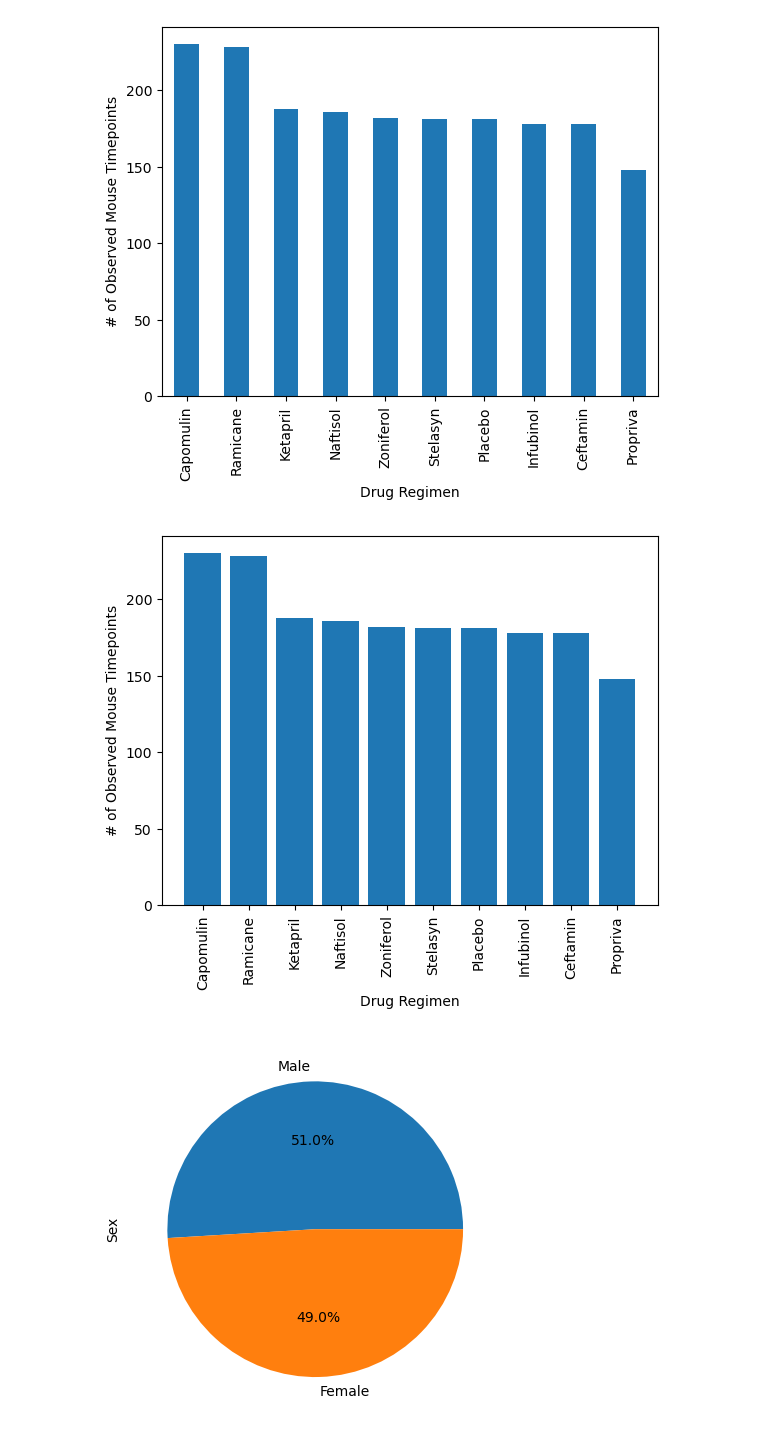
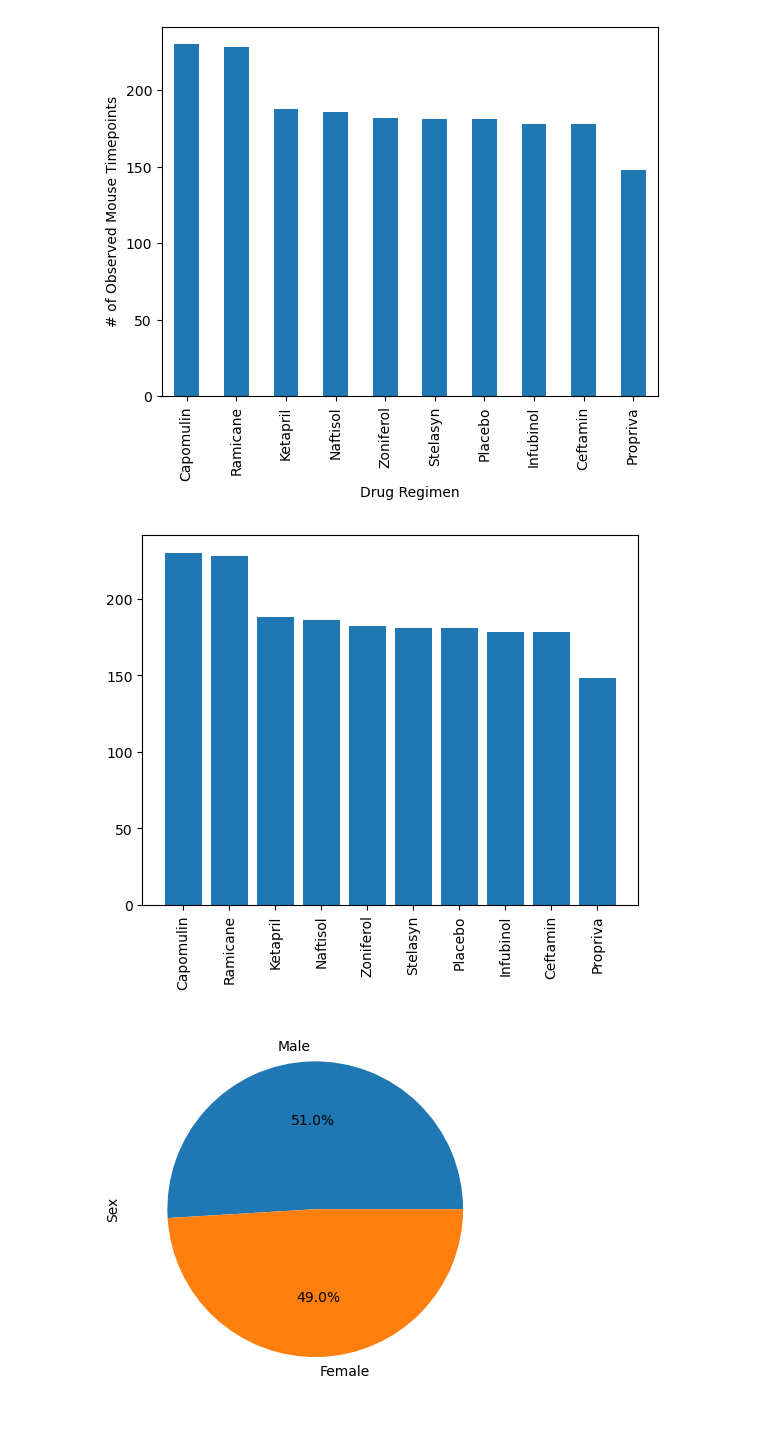
Before and after one commit to fincherc/fincherc-pymaceuticals, a Jupyter notebook: Pymaceuticals/fincherc_pymaceuticals.ipynb, the cells around one changed output. Drawn from its saved outputs; the diff is of its cells as text; code cells hidden in the pictures.

Commit message:
bar graph done

```diff
--- a/Pymaceuticals/fincherc_pymaceuticals.ipynb
+++ b/Pymaceuticals/fincherc_pymaceuticals.ipynb
@@ -153,12 +153,27 @@ drug_summary_agg_df
 ## Bar and Pie Charts
 # %%
 # Generate a bar plot showing the total number of rows (Mouse ID/Timepoints) for each drug regimen using Pandas.
+drug_and_mice = updated_mouse_df["Drug Regimen"].value_counts()
+drug_and_mice_bar = drug_and_mice.plot(kind="bar",
+                   xlabel="Drug Regimen",
+                   ylabel="# of Observed Mouse Timepoints")
+
+xticklabels = drug_and_mice.index
+drug_and_mice_bar.set_xticklabels(xticklabels)
+
+# drug_and_mice
+plt.show()
 # %% [output]
 [figure]
 # %%
 # Generate a bar plot showing the total number of rows (Mouse ID/Timepoints) for each drug regimen using pyplot.
+x_axis = np.arange(len(drug_and_mice.index))
+plt.bar(x_axis, drug_and_mice)
+tick_locations = [value for value in x_axis]
+plt.xticks(tick_locations, drug_and_mice.index, rotation='vertical')
+plt.show()
 # %% [output]
-[figure, old version]
+[figure, new version]
 # %%
 # Generate a pie plot showing the distribution of female versus male mice using Pandas
 # %% [output]
```
Also changed, not shown: parts of 1 cell of this notebook.
